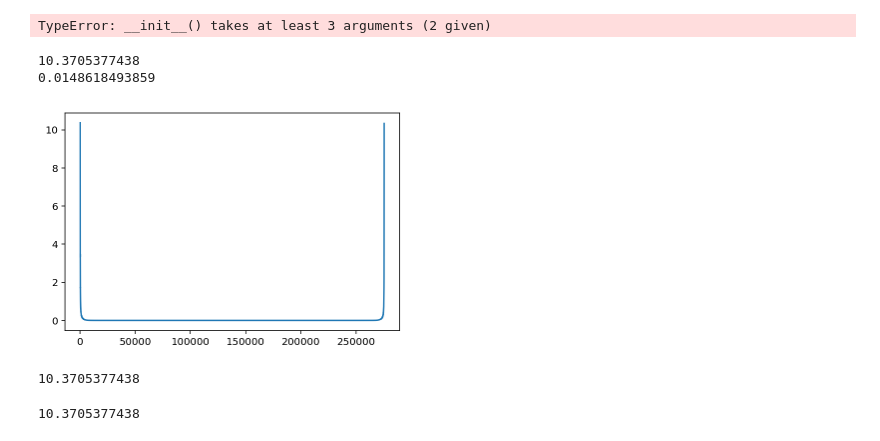
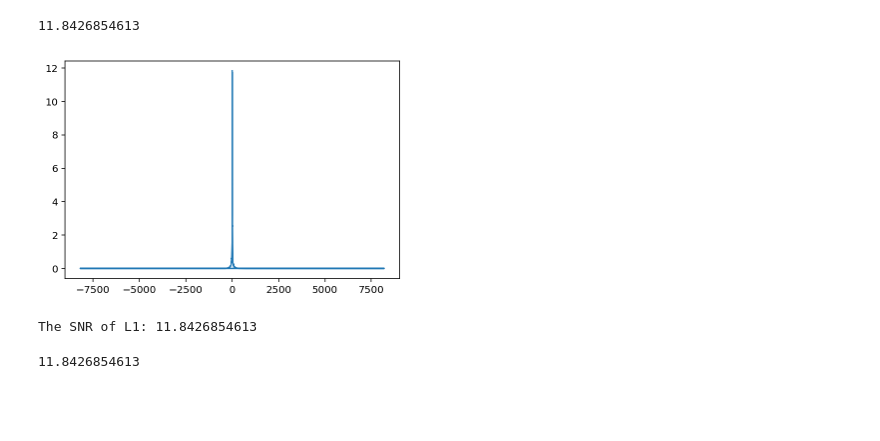
Before and after one commit to KonstantinLey/GW2, a Jupyter notebook: SNR.ipynb, the cells around one changed output. Saved outputs shown, nothing was run; the diff lists cells and outputs as text; code cells hidden in the pictures; blank space fills up the shorter version.

```diff
--- a/SNR.ipynb
+++ b/SNR.ipynb
@@ -2,18 +2,17 @@
 #-- SET ME   Tutorial should work with most binary black hole events
 #-- Default is no event selection; you MUST select one to proceed.
 eventname = ''
-eventname = 'GW170817'
-detector = 'H1'
+eventname = 'GW170817_16384'
+detector = 'L1'
 
 # want plots?
 make_plots = 1
 
-virgo_pres = 0
+virgo_pres = 1
 plottype = "png"
 
-
 # Define signal properties for the simulation of the signal later
-sampling_rate = 4096 # Hz
+sampling_rate = 4096*4 # Hz
 fs = sampling_rate
 # %%
 %matplotlib inline
@@ -120,9 +121,13 @@ freqs_2 = np.linspace(0,2048,n)
 #Pxx_H1_fit = (1e-22*(17./(0.1+freqs_2))**2)**2+0.7e-23**2+((freqs_2/2000.)*3.4e-23)**2
 
 #Fits for GW170817
-Pxx_L1_fit = (1e-22*(15./(0.1+freqs_2))**2)**2+0.7e-23**2+((freqs_2/2000.)*3.e-23)**2
-Pxx_H1_fit = (1e-22*(23./(0.1+freqs_2))**2)**2+0.7e-23**2+((freqs_2/2000.)*3.4e-23)**2
-Pxx_V1_fit = (1e-22*(35./(0.1+freqs_2))**2)**2+0.7e-23**2+((freqs_2/2000.)*15e-23)**2
+Pxx_L1_fit = (0.8e-22*(15./(0.08+freqs_2))**2)**2+0.67e-23**2+((freqs_2/2000.)*3.e-23)**2
+Pxx_H1_fit = (1e-22*(24./(0.1+freqs_2))**2)**2+0.7e-23**2+((freqs_2/2000.)*3.4e-23)**2
+Pxx_V1_fit = (1e-22*(35./(0.1+freqs_2))**2)**2+0.9e-23**2+((freqs_2/2000.)*15e-23)**2
+
+#conservative fit for V1
+Pxx_V1_fit_cons = (1e-22*(37./(0.1+freqs_2))**2)**2+2e-23**2+((freqs_2/2000.)*30e-23)**2
+
 
 # plot the ASDs, with the template overlaid:
 f_min = 20.
@@ -152,17 +157,8 @@ Text(0.5,1,u'Advanced LIGO strain data near GW170817')
-# %%
-datafreq = np.fft.fftfreq(n)*fs
-df = np.abs(datafreq[1] - datafreq[0])
-
-# to remove effects at the beginning and end of the data stretch, window the data
-# https://en.wikipedia.org/wiki/Window_function#Tukey_window
-try:   dwindow = signal.tukey(hoft.size, alpha=1./8)  # Tukey window preferred, but requires recent scipy version
-except: dwindow = signal.blackman(hoft.size)          # Blackman window OK if Tukey is not available
-
-template_fft = interp1d(np.fft.fft(hoft*dwindow)/fs)
-
-plt.loglog(template_fft)
-# %% [output]
-TypeError: __init__() takes at least 3 arguments (2 given)
+# %%
+datafreq = np.fft.fftfreq(n)*fs
+df = np.abs(datafreq[1] - datafreq[0])
+
+template_fft = np.fft.fft(hoft)/sampling_rate
 # %%
 if(detector=='L1'):
     power_vec = Pxx_L1_fit
@@ -171,18 +167,17 @@ if(detector=='H1'):
 if(detector=='V1'):
     power_vec = Pxx_V1_fit
 # %%
-zoft = 4.*np.fft.ifft(template_fft*template_fft.conjugate()/power_vec)*fs
-
+zoft = 4.*np.fft.ifft(template_fft*template_fft.conjugate()/power_vec)*sampling_rate
+fre = fftpack.fftfreq(len(zoft)) * sampling_rate
 sigma = np.sqrt(4.0 * np.sum(template_fft*template_fft.conjugate()/power_vec).real*df)
 
 SNR = (abs(zoft)/sigma)
 
-plt.plot(SNR)
+plt.plot(fre,SNR)
 print(SNR.max())
 # %% [output]
-10.3705377438
-0.0148618493859
+11.8426854613
-[figure, old version]
+[figure, new version]
 # %%
 z_0 = 4.0 * df * np.sum(np.abs(template_fft)**2/power_vec)
 
@@ -190,10 +185,11 @@ sigmasq = 4.0 * np.sum(template_fft*template_fft.conjugate()/power_vec).real*df
 
 SNR = z_0/np.sqrt(sigmasq)
 
-print SNR
+print('The SNR of {0}: {1}'.format(detector, SNR))
 # %% [output]
-10.3705377438
+The SNR of L1: 11.8426854613
 # %%
+#Alternativ for maximal SNR
 print np.sqrt(4.0 * df * np.sum(np.abs(template_fft)**2/power_vec))
 # %% [output]
-10.3705377438
+11.8426854613
```
Also changed, not shown: parts of 7 cells of this notebook, 1 other file.
